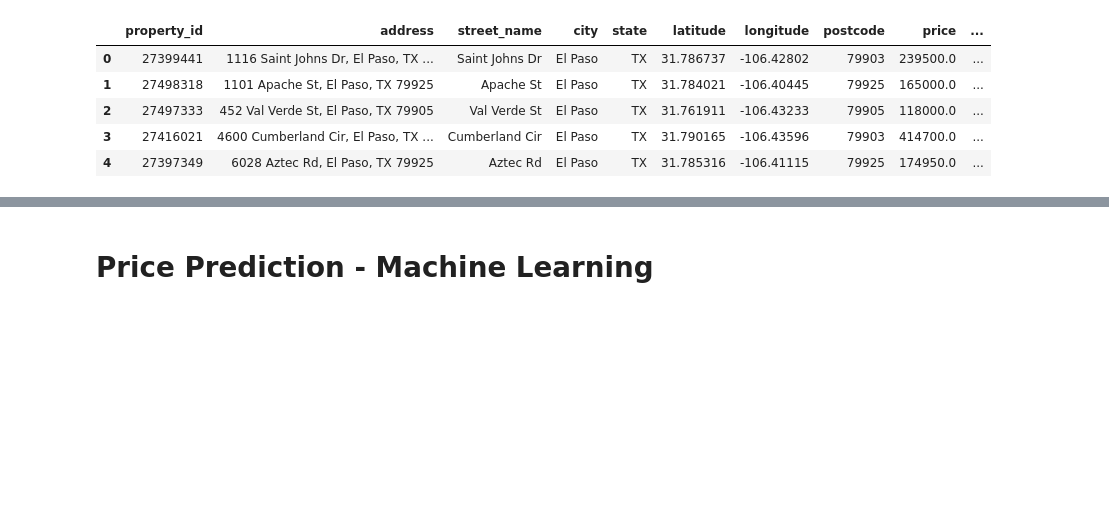
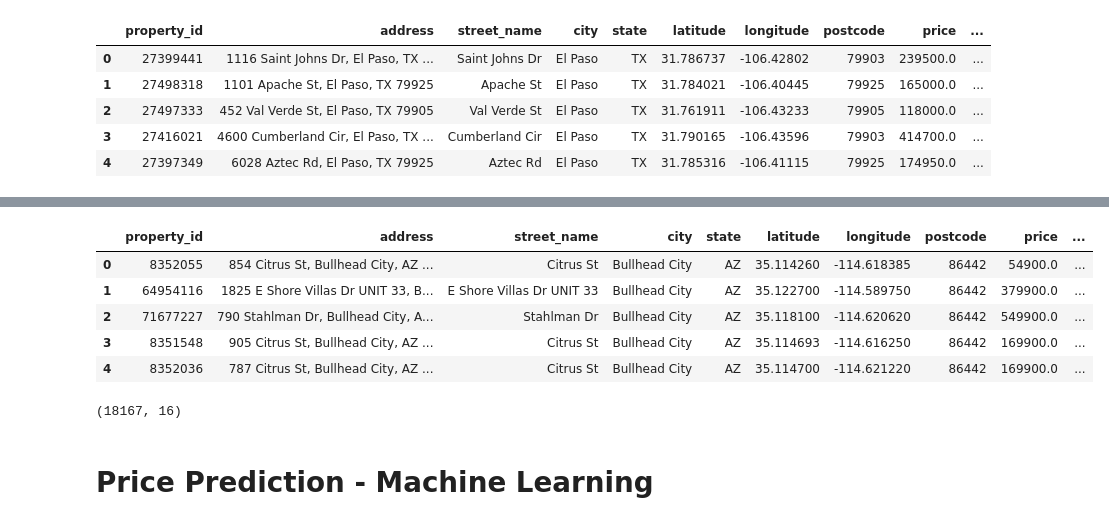
Before and after one commit to Jihyeyoon4/Project4-Group-2, a Jupyter notebook: Price Prediction and Linear Regression.ipynb, the cells around one changed output, grey strips where cells are left out. Cells and saved outputs as stored; diff of their text form; code cells hidden in the pictures; blank space fills up the shorter version.

```diff
--- a/Price Prediction and Linear Regression.ipynb
+++ b/Price Prediction and Linear Regression.ipynb
@@ -148,6 +145,3 @@ raw_data.loc[raw_data['land_space_unit'] == 'acres', 'land_space_unit'] = 'sqft'
 # %%
 # Dropping rows where 'state' equal to 'BC'
 raw_data = raw_data[raw_data['state'] != 'BC']
-# %%
-# Dropping rows where 'bathroom_number' equal to '0'
-raw_data = raw_data[raw_data['bathroom_number'] != 0]
@@ -282,0 +278,17 @@ arizona_state_data.to_csv("arizona_state_data.csv")
+# %%
+# Reset the index
+arizona_state_data = arizona_state_data.reset_index(drop=True)
+
+# Display the shortlisted data
+arizona_state_data.head()
+# %% [output]
+|  | property_id | address | street_name | city | state | latitude | longitude | postcode | price | ... |
+| 0 | 8352055 | 854 Citrus St, Bullhead City, AZ ... | Citrus St | Bullhead City | AZ | 35.114260 | -114.618385 | 86442 | 54900.0 | ... |
+| 1 | 64954116 | 1825 E Shore Villas Dr UNIT 33, B... | E Shore Villas Dr UNIT 33 | Bullhead City | AZ | 35.122700 | -114.589750 | 86442 | 379900.0 | ... |
+| 2 | 71677227 | 790 Stahlman Dr, Bullhead City, A... | Stahlman Dr | Bullhead City | AZ | 35.118100 | -114.620620 | 86442 | 549900.0 | ... |
+| 3 | 8351548 | 905 Citrus St, Bullhead City, AZ ... | Citrus St | Bullhead City | AZ | 35.114693 | -114.616250 | 86442 | 169900.0 | ... |
+| 4 | 8352036 | 787 Citrus St, Bullhead City, AZ ... | Citrus St | Bullhead City | AZ | 35.114700 | -114.621220 | 86442 | 169900.0 | ... |
+# %%
+arizona_state_data.shape
+# %% [output]
+(18167, 16)
```
Also changed, not shown: parts of 24 cells of this notebook.
